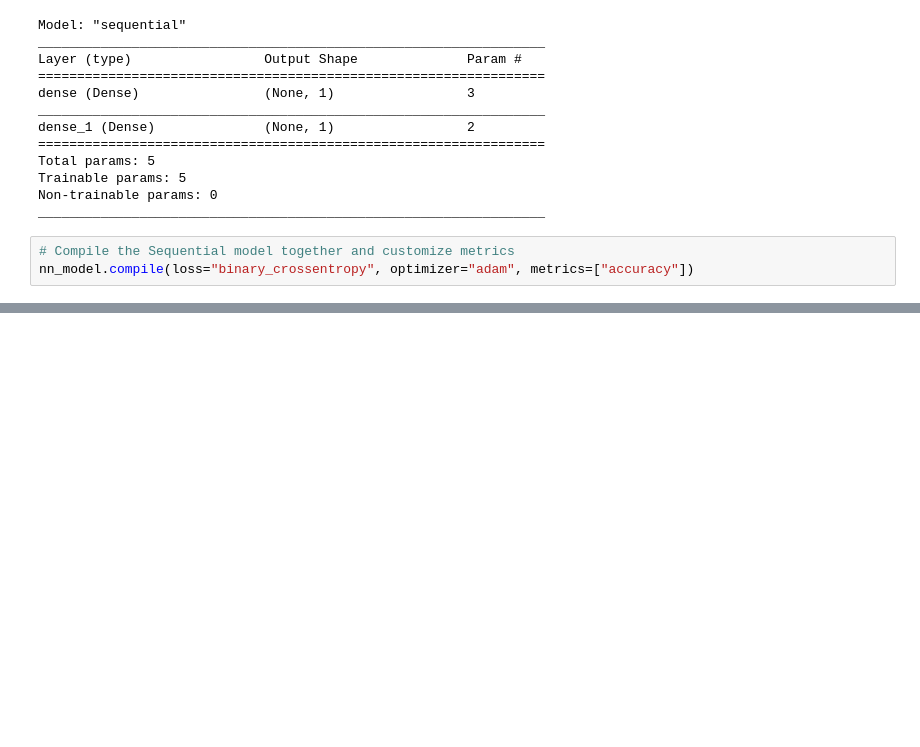
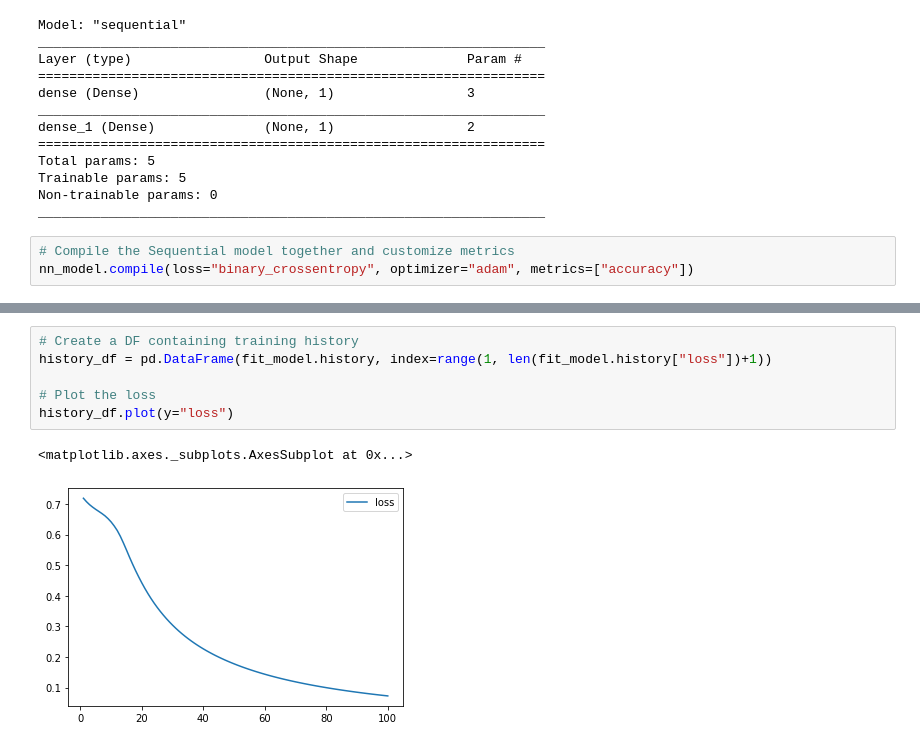
Before and after one commit to josem279/Neural_Network_Charity_Analysis, a Jupyter notebook: Module_Practice_Files/Basic_Neural_Network.ipynb, the cells around one changed output, grey strips where cells are left out. Drawn from its saved outputs; the diff is of its cells as text; blank space fills up the shorter version.

Commit message:
Adding in more practice files and data sources.

```diff
--- a/Module_Practice_Files/Basic_Neural_Network.ipynb
+++ b/Module_Practice_Files/Basic_Neural_Network.ipynb
@@ -83,0 +84,9 @@ Epoch 100/100
+# %%
+# Create a DF containing training history
+history_df = pd.DataFrame(fit_model.history, index=range(1, len(fit_model.history["loss"])+1))
+
+# Plot the loss
+history_df.plot(y="loss")
+# %% [output]
+<matplotlib.axes._subplots.AxesSubplot at 0x...>
+[figure, added]
```
Also changed, not shown: parts of 12 cells of this notebook, 12 other files.
